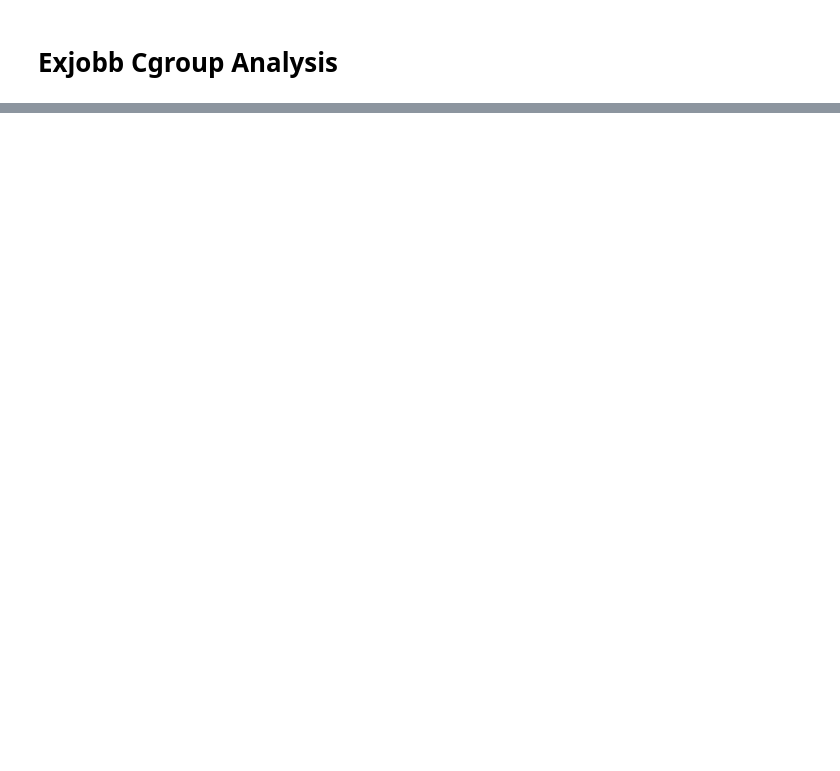
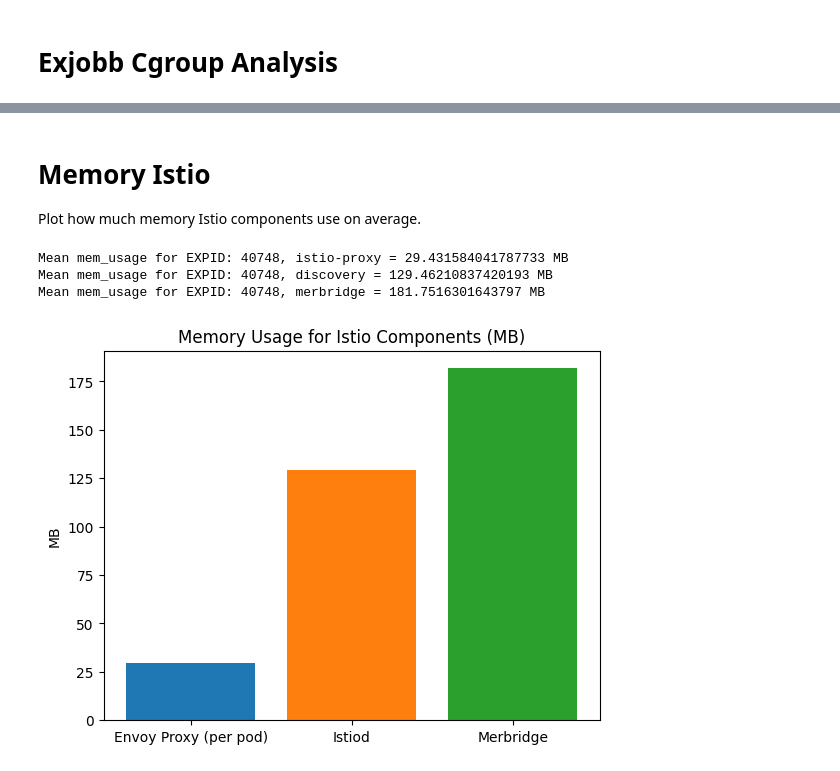
Before and after one commit to EmilZackrisson/thesis, a Jupyter notebook: Analysis/cgroup.ipynb, the cells around one changed output, grey strips where cells are left out. Cells and saved outputs as stored; diff of their text form; code cells hidden in the pictures; blank space fills up the shorter version.

```diff
--- a/Analysis/cgroup.ipynb
+++ b/Analysis/cgroup.ipynb
@@ -132,0 +114,10 @@ plt.show()
+# %%
+def get_mean_pod_memory_usage_expid(expid, cgroup_dir_name):
+    mem_usage = []
+    for i in range(1, 4):
+        df = get_cgroup_recording(expid, i, f"{cgroup_dir_name}/memory.current.csv")
+        mean_usage = df["value"].mean() / (1024 * 1024)
+        mem_usage.append(mean_usage)
+    total_mean = statistics.mean(mem_usage)
+    print(f"Mean mem_usage for EXPID: {expid}, {cgroup_dir_name} = {total_mean} MB")
+    return total_mean
@@ -132,0 +224,17 @@ plt.show()
+# %% [markdown]
+# Memory Istio
+
+Plot how much memory Istio components use on average.
+# %%
+plt.title("Memory Usage for Istio Components (MB)")
+plt.bar("Envoy Proxy (per pod)", get_mean_pod_memory_usage_expid("40748", "istio-proxy"))
+plt.bar("Istiod", get_mean_pod_memory_usage_expid("40748", "discovery"))
+plt.bar("Merbridge", get_mean_pod_memory_usage_expid("40748", "merbridge"))
+plt.ylabel("MB")
+
+plt.savefig('plots/istio_mem_usage.pdf', format='pdf', bbox_inches='tight')
+# %% [output]
+Mean mem_usage for EXPID: 40748, istio-proxy = 29.431584041787733 MB
+Mean mem_usage for EXPID: 40748, discovery = 129.46210837420193 MB
+Mean mem_usage for EXPID: 40748, merbridge = 181.7516301643797 MB
+[figure, added]
```
Also changed, not shown: parts of 12 cells of this notebook, 8 other files.
